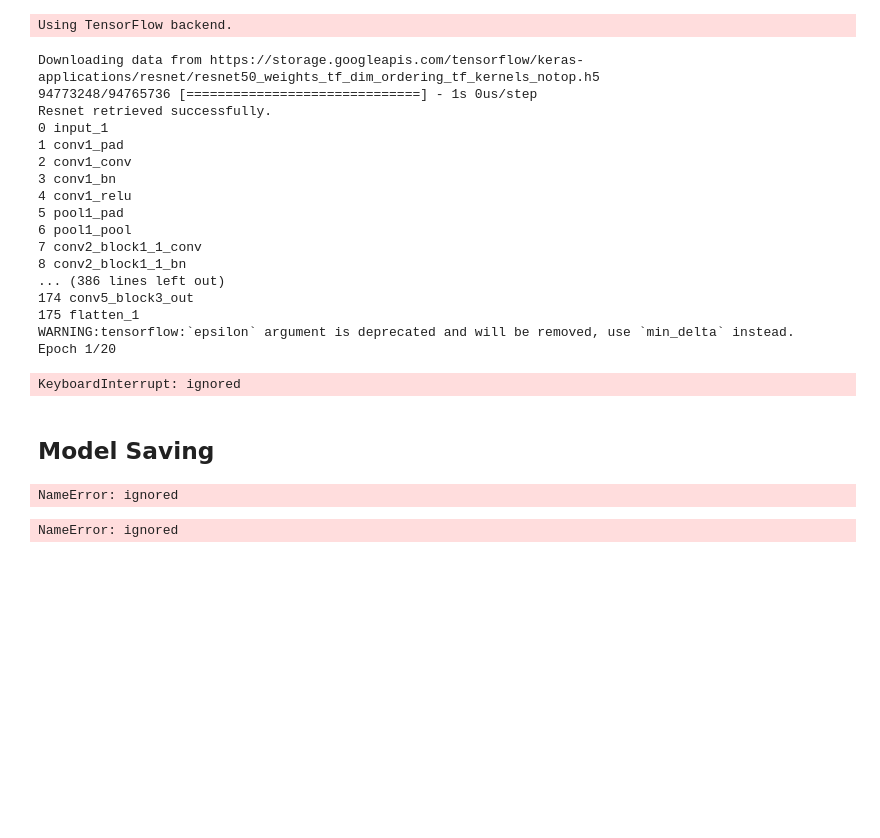
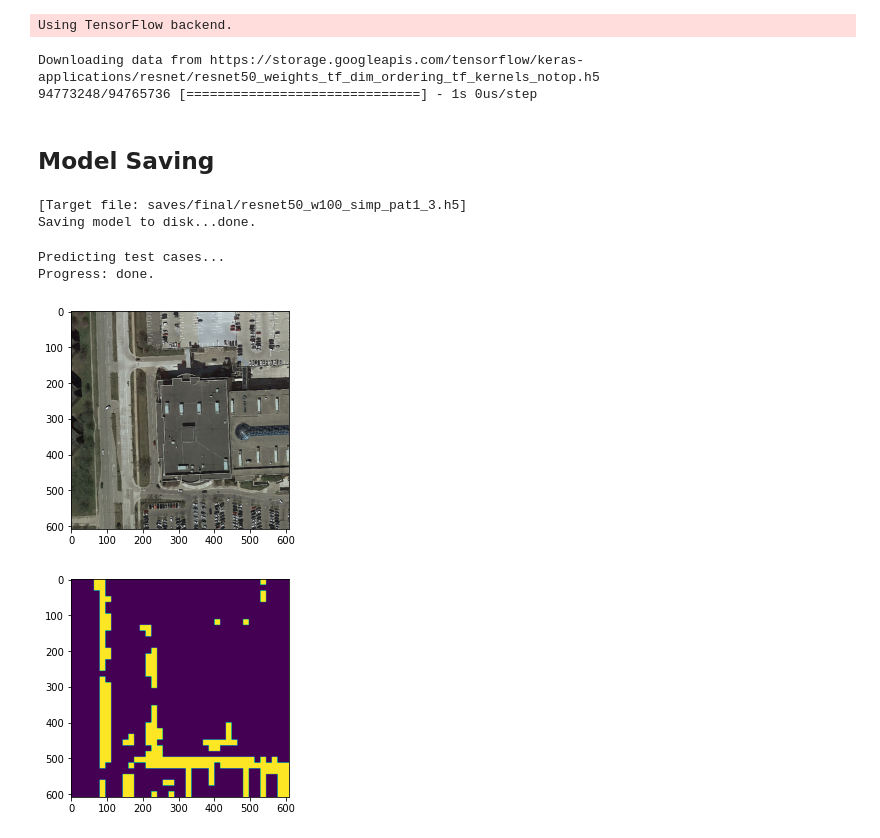
Before and after one commit to alessiapacca/CILroadseg, a Jupyter notebook: train.ipynb, the cells around one changed output. Cells and saved outputs as stored; diff of their text form; code cells hidden in the pictures; blank space fills up the shorter version.

```diff
--- a/train.ipynb
+++ b/train.ipynb
@@ -64,7 +65,7 @@ Using TensorFlow backend.
 # %%
 model = Decomposer(ResnetModel())
 # %%
-choice = 'cv'
+choice = 'ld'
 
 np.random.seed(1) #fix randomness
 if choice == 'cv':
@@ -75,39 +76,31 @@ elif choice == 'tr':
   model.train(Y, X)
 
 else:
-  model.load("saves/final/cnn.h5")
+  model.initialize()
+  model.load("saves/final/resnet50_w100_val.h5")
 # %% [output]
 Downloading data from https://storage.googleapis.com/tensorflow/keras-applications/resnet/resnet50_weights_tf_dim_ordering_tf_kernels_notop.h5
 94773248/94765736 [==============================] - 1s 0us/step
-Resnet retrieved successfully.
-0 input_1
-1 conv1_pad
-2 conv1_conv
-3 conv1_bn
-4 conv1_relu
-5 pool1_pad
-6 pool1_pool
-7 conv2_block1_1_conv
-8 conv2_block1_1_bn
-... (386 lines left out)
-174 conv5_block3_out
-175 flatten_1
-WARNING:tensorflow:`epsilon` argument is deprecated and will be removed, use `min_delta` instead.
-Epoch 1/20
-KeyboardInterrupt: ignored
 # %% [markdown]
 ## Model Saving
 # %%
-weights_file = "saves/final/resnet50_t.h5"
+weights_file = "saves/final/resnet50_w100_val.h5"
 
 nb_save_model(model, weights_file)
 # %% [output]
-NameError: ignored
+[Target file: saves/final/resnet50_w100_simp_pat1_3.h5]
+Saving model to disk...done.
 # %%
 test_masks_dir = "test/pred/"
 test_dir = "test/images/"
 
+from recomposer import *
+model = Recomposer(model)
+
 nb_predict_masks(model, test_dir, test_masks_dir)
+# %% [output]
+Predicting test cases...
+Progress: done.
 # %%
 image_paths = [test_masks_dir + file for file in os.listdir(test_masks_dir)]
 
@@ -115,6 +108,7 @@ masks_to_submission("test/pred/cnn.csv", image_paths)
 # %%
 Y_pred = model.classify(X_test[0:10])
 
-view_image_mask(X_test[9], Y_pred[9])
+view_image_mask(X_test[0], Y_pred[0])
 # %% [output]
-NameError: ignored
+[figure, added]
+[figure, added]
```
Also changed, not shown: parts of 2 cells of this notebook.
